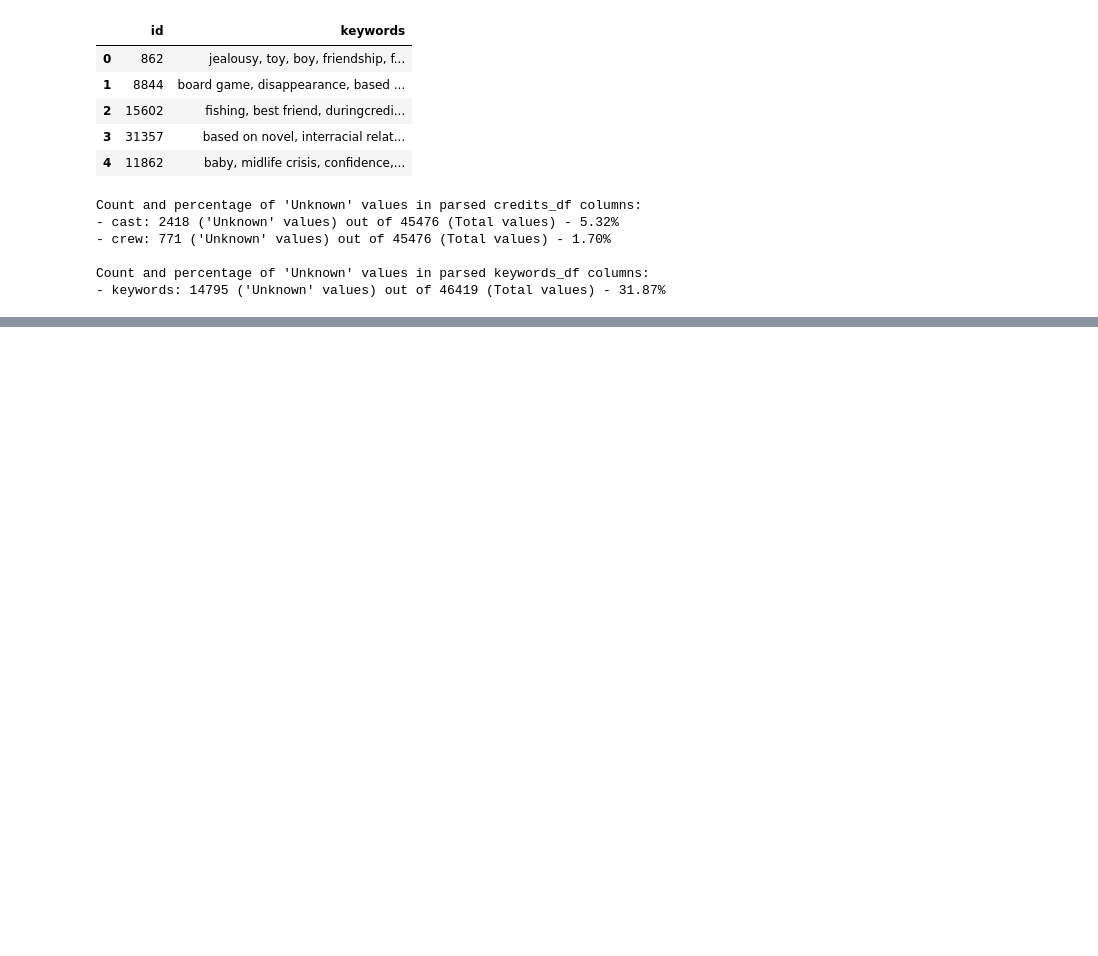
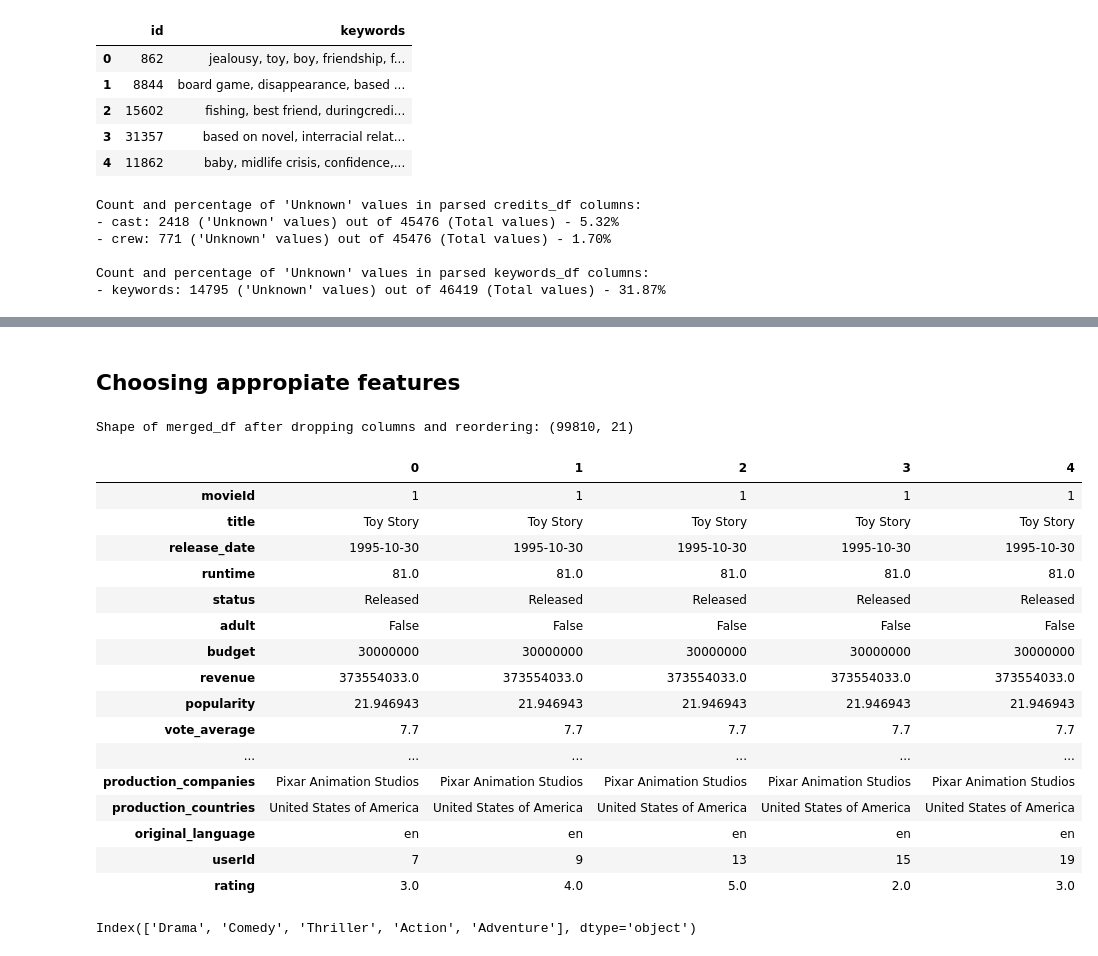
Before and after one commit to BardiaAkbari/Final_ML_Project, a Jupyter notebook: notebooks/practical.ipynb, the cells around one changed output, grey strips where cells are left out. Drawn from its saved outputs; the diff is of its cells as text; code cells hidden in the pictures; blank space fills up the shorter version.

```diff
--- a/notebooks/practical.ipynb
+++ b/notebooks/practical.ipynb
@@ -792,18 +664,0 @@ plt.show()
-# %%
-# Convert 'budget' and 'revenue' to numeric, coercing errors to NaN
-merged_df['budget'] = pd.to_numeric(merged_df['budget'], errors='coerce')
-merged_df['revenue'] = pd.to_numeric(merged_df['revenue'], errors='coerce')
-
-# Fill NaN values in 'budget' and 'revenue' with 0, as 0 budget/revenue is a meaningful value
-merged_df['budget'] = merged_df['budget'].fillna(0)
-merged_df['revenue'] = merged_df['revenue'].fillna(0)
-
-# Filter out movies with zero budget AND zero revenue
-filtered_df = merged_df[(merged_df['budget'] > 0) | (merged_df['revenue'] > 0)].copy()
-
-plt.figure(figsize=(10, 6))
-sns.scatterplot(data=filtered_df, x='budget', y='revenue')
-plt.title('Relationship between Movie Budget and Revenue (Filtered)')
-plt.xlabel('Budget')
-plt.ylabel('Revenue')
-plt.show()
@@ -1143,0 +665,55 @@ Index(['movieId', 'title', 'original_title', 'release_date', 'runtime',
+# %% [markdown]
+## Choosing appropiate features
+# %%
+# Drop redundant ID columns
+merged_df = merged_df.drop(columns=['id', 'tmdbId', 'imdbId', 'imdb_id', 'original_title', 'video'])
+
+# Define the desired column order
+desired_column_order = [
+    'movieId',
+    'title',
+    'release_date',
+    'runtime',
+    'status',
+    'adult',
+    'budget',
+    'revenue',
+    'popularity',
+    'vote_average',
+    'vote_count',
+    'overview',
+    'genres',
+    'keywords',
+    'cast',
+    'crew',
+    'production_companies',
+    'production_countries',
+    'original_language',
+    'userId',
+    'rating',
+]
+
+# Reindex the DataFrame with the desired column order
+merged_df = merged_df.reindex(columns=desired_column_order)
+
+print("Shape of merged_df after dropping columns and reordering:", merged_df.shape)
+display(merged_df.head().transpose())
+# %% [output]
+Shape of merged_df after dropping columns and reordering: (99810, 21)
+|  | 0 | 1 | 2 | 3 | 4 |
+| movieId | 1 | 1 | 1 | 1 | 1 |
+| title | Toy Story | Toy Story | Toy Story | Toy Story | Toy Story |
+| release_date | 1995-10-30 | 1995-10-30 | 1995-10-30 | 1995-10-30 | 1995-10-30 |
+| runtime | 81.0 | 81.0 | 81.0 | 81.0 | 81.0 |
+| status | Released | Released | Released | Released | Released |
+| adult | False | False | False | False | False |
+| budget | 30000000 | 30000000 | 30000000 | 30000000 | 30000000 |
+| revenue | 373554033.0 | 373554033.0 | 373554033.0 | 373554033.0 | 373554033.0 |
+| popularity | 21.946943 | 21.946943 | 21.946943 | 21.946943 | 21.946943 |
+| vote_average | 7.7 | 7.7 | 7.7 | 7.7 | 7.7 |
+| ... | ... | ... | ... | ... | ... |
+| production_companies | Pixar Animation Studios | Pixar Animation Studios | Pixar Animation Studios | Pixar Animation Studios | Pixar Animation Studios |
+| production_countries | United States of America | United States of America | United States of America | United States of America | United States of America |
+| original_language | en | en | en | en | en |
+| userId | 7 | 9 | 13 | 15 | 19 |
+| rating | 3.0 | 4.0 | 5.0 | 2.0 | 3.0 |
@@ -1143,0 +741,4 @@ Index(['movieId', 'title', 'original_title', 'release_date', 'runtime',
+# %%
+top_genres
+# %% [output]
+Index(['Drama', 'Comedy', 'Thriller', 'Action', 'Adventure'], dtype='object')
```
Also changed, not shown: parts of 102 cells of this notebook, 7 other files.
